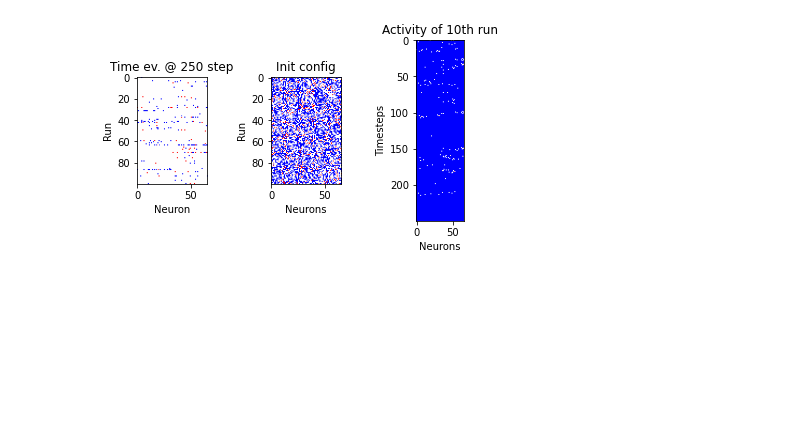
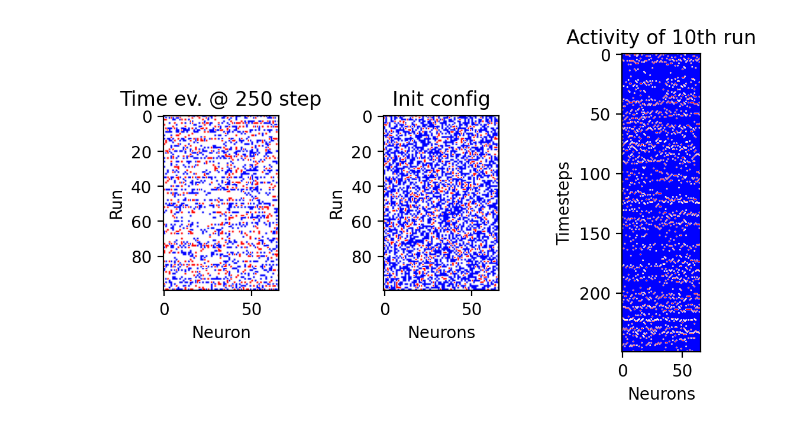
Before and after one commit to tommaso-bertola/TesiTriennale, a Jupyter notebook: Code/brain2.ipynb, the cells around one changed output. Saved outputs shown, nothing was run; the diff lists cells and outputs as text; code cells hidden in the pictures; blank space fills up the shorter version.

```diff
--- a/Code/brain2.ipynb
+++ b/Code/brain2.ipynb
@@ -22,7 +22,7 @@ states_orig = HTC.generate_initial_conf(active_frac=0.1, n_neurons=66, n_runs=10
 
 
 # Evolve over time the states (save every step in activity matrix)
-brain.set_netowrk_parameters(r1=2e-3, r2=0.288, tc=0.15)
+brain.set_netowrk_parameters(r1=2/66, r2=(2/66)**0.2, tc=0.15)
 
 n_timesteps=250
 n_runs=100
@@ -33,34 +33,34 @@ states=states_orig
 for t in range(n_timesteps):
     states, activity[t] = HTC.update_states(states=states,
                                             r1=brain.r1,r2= brain.r2,tc= brain.tc,W= W)
 
 
-fig,ax=plt.subplots(1,3)
+fig,ax=plt.subplots(1,3, dpi=200)
 
 ax[0].set_xlabel("Neuron")
 ax[0].set_ylabel("Run")
 ax[0].set_title("Time ev. @ "+str(n_timesteps)+" step")
 ax[0].imshow(states, cmap='bwr')
 
 
 
 run=10
 ax[2].set_title("Activity of "+str(run)+"th run")
 ax[2].set_ylabel("Timesteps")
 ax[2].set_xlabel("Neurons")
 ax[2].imshow(activity[:,run], cmap='bwr')
 
 
 
 ax[1].set_xlabel("Neurons")
 ax[1].set_ylabel("Run")
 ax[1].set_title("Init config")
 ax[1].imshow(states_orig, cmap='bwr')
 
 fig.tight_layout(pad=3.0)
 
 plt.show()
 # %% [output]
-[figure, old version]
+[figure, new version]
 # %%
 %%time
```
Also changed, not shown: parts of 4 cells of this notebook, 4 other files.
